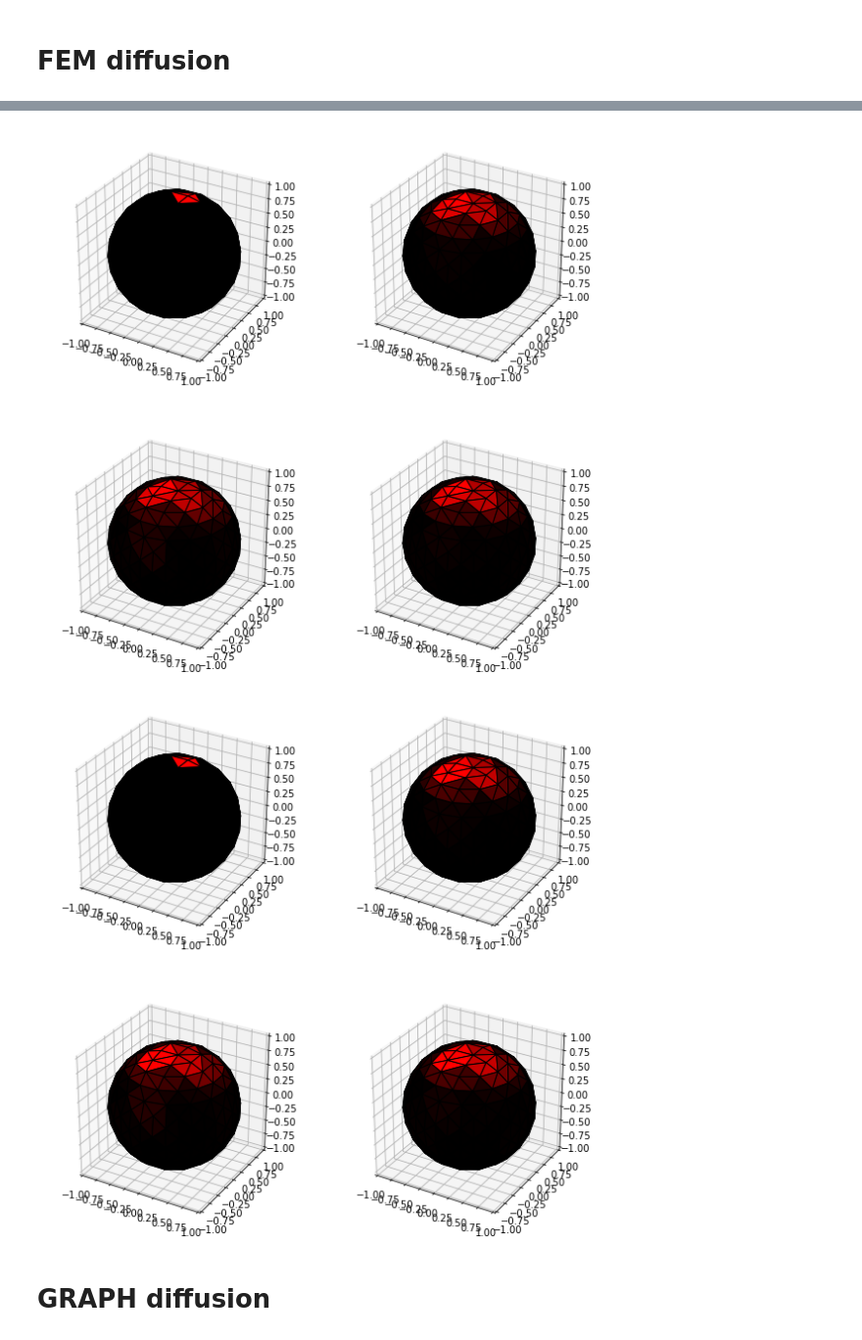
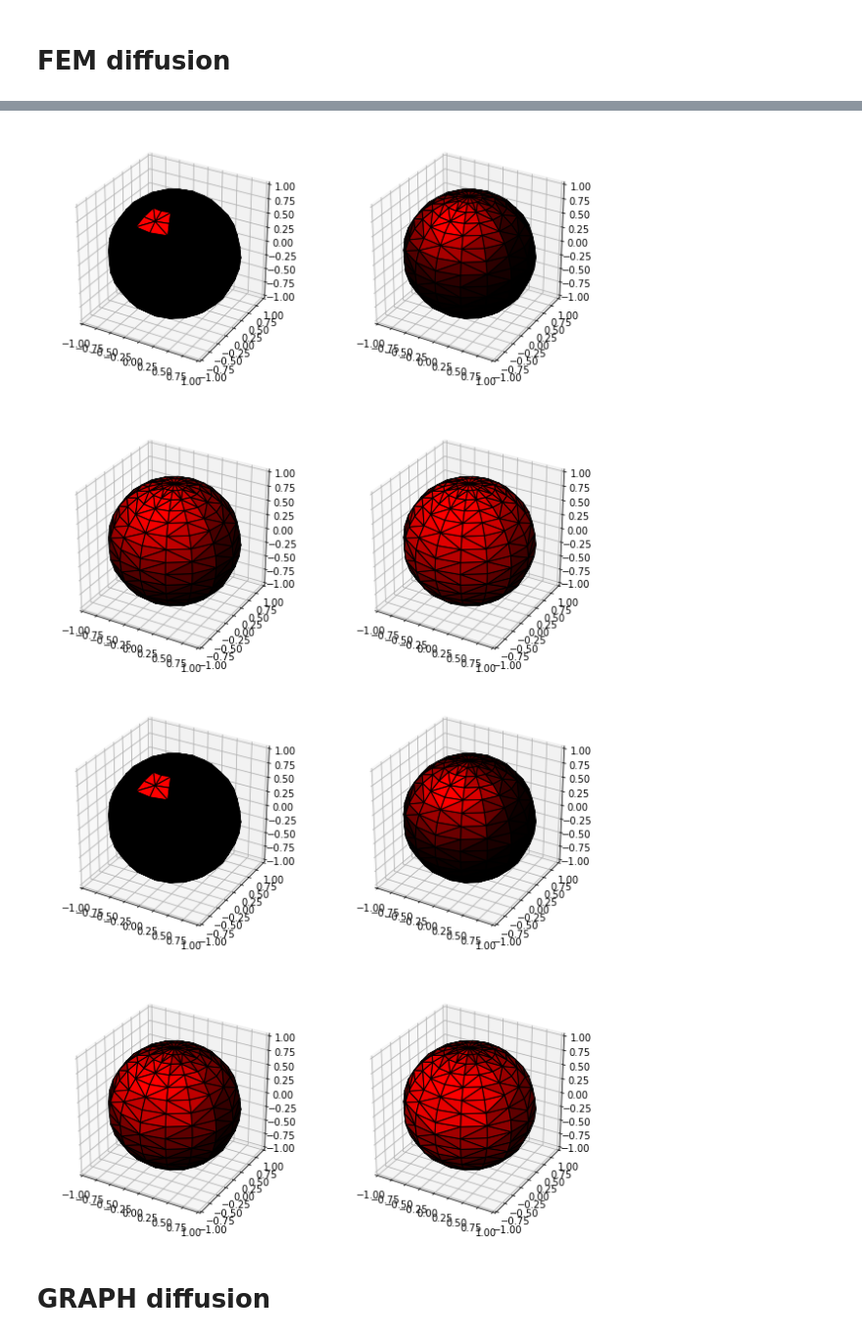
Before and after one commit to MartMilani/PDM, a Jupyter notebook: codes/03.FEM_laplacian/equiangular/mass_lumping/BL/17_diffusion_FEM_vs_GRAPH.ipynb, the cells around one changed output, grey strips where cells are left out. Shown: that part at 98% size. Saved outputs shown, nothing was run; the diff lists cells and outputs as text; code cells hidden in the pictures.

```diff
--- a/codes/03.FEM_laplacian/equiangular/mass_lumping/BL/17_diffusion_FEM_vs_GRAPH.ipynb
+++ b/codes/03.FEM_laplacian/equiangular/mass_lumping/BL/17_diffusion_FEM_vs_GRAPH.ipynb
@@ -72,14 +69,29 @@ def diffuse_lumped(x):
 def diffuse(x):
     return M3@x
 
+def create_coords(bw):
+    alpha = np.arange(2 * bw) * np.pi / bw
+    beta = np.arange(2 * bw) * np.pi / (2. * bw)
+    theta, phi = np.meshgrid(*(beta, alpha),indexing='ij')
+    ct = np.cos(theta).flatten()
+    st = np.sin(theta).flatten()
+    cp = np.cos(phi).flatten()
+    sp = np.sin(phi).flatten()
+    x = st * cp
+    y = st * sp
+    z = ct
+    coords = np.vstack([x, y, z]).T
+    coords = np.asarray(coords, dtype=np.float32)
+    coords = coords[2*bw-1:]
+    return coords
+
 fig = plt.figure(figsize=(10,10))
 
-signal = np.zeros(12*nside**2)
-signal[0] = 1
-indexes = range(nside**2 * 12)
-x, y, z = hp.pix2vec(nside, indexes)
-coords = np.vstack([x, y, z]).transpose()
-coords = np.asarray(coords)
+signal = np.zeros(npix)
+signal[15] = 1
+indexes = range(npix)
+coords = create_coords(bw)
+
 tri = ConvexHull(coords)  # just for plotting
 
 for j in range(4):
@@ -89,5 +101,5 @@ for j in range(4):
     for i in range(1):
         signal = abs(diffuse(signal))
 
-plt.savefig('FEM_diffusion')
+plt.savefig('img/FEM_diffusion')
 # %% [output]
@@ -95,7 +112,7 @@ plt.savefig('FEM_diffusion')
 # %%
 fig = plt.figure(figsize=(10,10))
-signal = np.zeros(12*nside**2)
-signal[0] = 1
+signal = np.zeros(npix)
+signal[45] = 1
 
 for j in range(4):
     subplotsphere(fig, signal, coords, tri, j)
@@ -103,21 +120,23 @@ for j in range(4):
     # diffusing 3 times
     for i in range(1):
         signal = abs(diffuse_lumped(signal))
+plt.savefig('img/FEM_lumped_diffusion')
 # %% [output]
-[figure, old version]
+[figure, new version]
 # %%
 fig = plt.figure(figsize=(10,10))
-signal = np.zeros(12*nside**2)
-signal[0] = 1
+signal = np.zeros(npix)
+signal[45] = 1
 
 for j in range(4):
     subplotsphere(fig, signal, coords, tri, j)
 
     # diffusing 3 times
     for i in range(1):
         signal = abs(diffuse_symmetric_lumped(signal))
+plt.savefig('img/FEM_lumped_symmetric_diffusion')
 # %% [output]
-[figure, old version]
+[figure, new version]
 # %% [markdown]
 # GRAPH diffusion
 # %%
```
Also changed, not shown: parts of 5 cells of this notebook, 51 other files.
